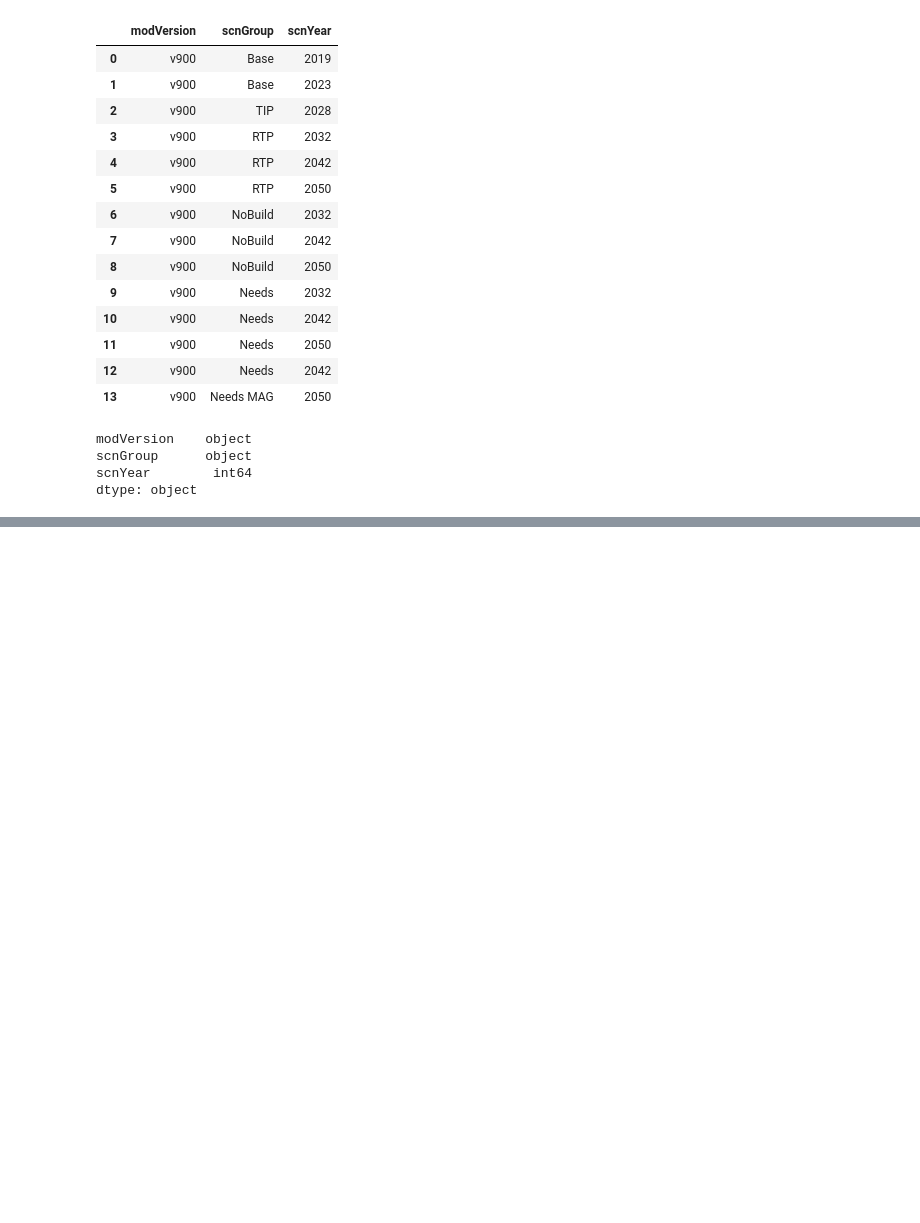
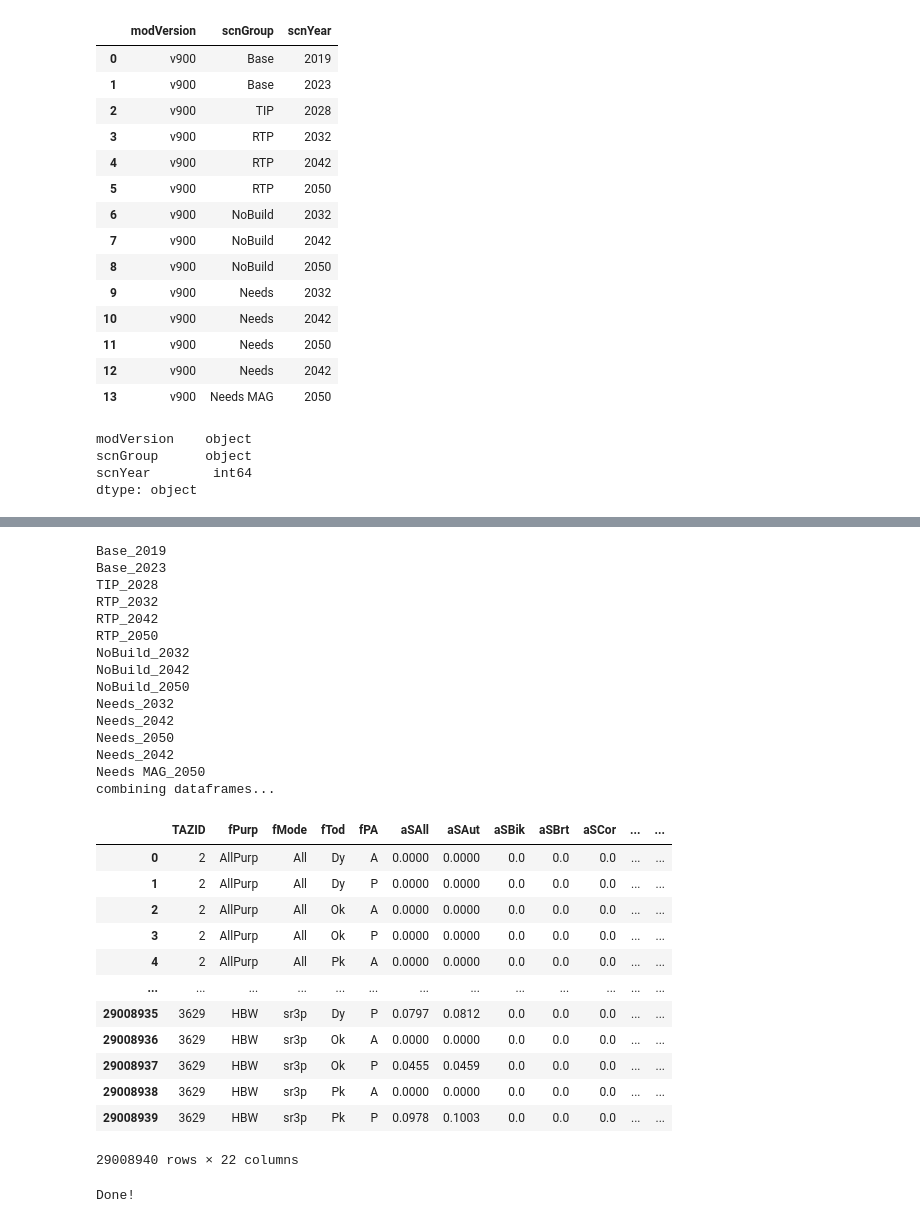
Before and after one commit to WFRCAnalytics/vizTool, a Jupyter notebook: Create-Jsons-Zones-vizMap.ipynb, the cells around one changed output, grey strips where cells are left out. Cells and saved outputs as stored; diff of their text form; code cells hidden in the pictures; blank space fills up the shorter version.

Commit message:
Wrap up first draft zone vizmap jsons

```diff
--- a/Create-Jsons-Zones-vizMap.ipynb
+++ b/Create-Jsons-Zones-vizMap.ipynb
@@ -249,0 +156,78 @@ dfCombined_melt_withkeys_pivot_atts
+# %%
+import pandas as pd
+import os
+import glob
+
+# Define the subfolder path
+subfolder_path = r'E:\GitHub\WF-TDM-v9x\_working-bill\results'
+
+# Create an empty list to store dataframes
+_dfs = []
+
+# Iterate through the scenarios
+for _, row in dfScn.iterrows():
+    print(row['scnGroup'] + '_' + str(row['scnYear']))
+
+    # Read the CSV into a dataframe
+    _df = pd.read_csv(os.path.join(subfolder_path, row['scnGroup'] + '_' + str(row['scnYear']) + '_ZoneSummary_TripsAndModeShare.csv'))
+    #display(_df)
+
+    _df_melt = _df.melt(id_vars=['TAZID'] + lstFiltersOwnCol, value_vars=dfColKeys['col'].tolist(), var_name='col', value_name='val')
+    #display(_df_melt)
+    _df_melt_withkeys = pd.DataFrame.merge(_df_melt, dfColKeys, on='col')
+    #display(_df_melt_withkeys)
+
+    _df_melt_withkeys_pivot_atts = _df_melt_withkeys.pivot(index=[col for col in _df_melt_withkeys.columns if col not in ['aCode','val','col']], columns='aCode', values="val")
+    _df_melt_withkeys_pivot_atts.columns.name = None
+    _df_melt_withkeys_pivot_atts.reset_index(inplace=True)
+    _df_melt_withkeys_pivot_atts
+    #display(_df_melt_withkeys_pivot_atts)
+
+    # Add new columns with values from filename
+    _df_melt_withkeys_pivot_atts['modVersion'] = row['modVersion']
+    _df_melt_withkeys_pivot_atts['scnGroup'] = row['scnGroup']
+    _df_melt_withkeys_pivot_atts['scnYear'] = row['scnYear']
+
+    _df_melt_withkeys_pivot_atts['scnYear'] = _df_melt_withkeys_pivot_atts['scnYear'].astype('int64')
+
+    _df_melt_withkeys_pivot_atts['aT'] = round(_df_melt_withkeys_pivot_atts['aT'],2)
+    _df_melt_withkeys_pivot_atts['aT'] = _df_melt_withkeys_pivot_atts['aT'].astype(int)
+    _df_melt_withkeys_pivot_atts
+
+    _dfs.append(_df_melt_withkeys_pivot_atts)
+
+# If you want to concatenate all the dataframes into a single dataframe
+print('combining dataframes...')
+dfCombined_melt_withkeys_pivot_atts = pd.concat(_dfs, ignore_index=True)
+display(dfCombined_melt_withkeys_pivot_atts)
+print('Done!')
+# %% [output]
+Base_2019
+Base_2023
+TIP_2028
+RTP_2032
+RTP_2042
+RTP_2050
+NoBuild_2032
+NoBuild_2042
+NoBuild_2050
+Needs_2032
+Needs_2042
+Needs_2050
+Needs_2042
+Needs MAG_2050
+combining dataframes...
+|  | TAZID | fPurp | fMode | fTod | fPA | aSAll | aSAut | aSBik | aSBrt | aSCor | ... | ... |
+| 0 | 2 | AllPurp | All | Dy | A | 0.0000 | 0.0000 | 0.0 | 0.0 | 0.0 | ... | ... |
+| 1 | 2 | AllPurp | All | Dy | P | 0.0000 | 0.0000 | 0.0 | 0.0 | 0.0 | ... | ... |
+| 2 | 2 | AllPurp | All | Ok | A | 0.0000 | 0.0000 | 0.0 | 0.0 | 0.0 | ... | ... |
+| 3 | 2 | AllPurp | All | Ok | P | 0.0000 | 0.0000 | 0.0 | 0.0 | 0.0 | ... | ... |
+| 4 | 2 | AllPurp | All | Pk | A | 0.0000 | 0.0000 | 0.0 | 0.0 | 0.0 | ... | ... |
+| ... | ... | ... | ... | ... | ... | ... | ... | ... | ... | ... | ... | ... |
+| 29008935 | 3629 | HBW | sr3p | Dy | P | 0.0797 | 0.0812 | 0.0 | 0.0 | 0.0 | ... | ... |
+| 29008936 | 3629 | HBW | sr3p | Ok | A | 0.0000 | 0.0000 | 0.0 | 0.0 | 0.0 | ... | ... |
+| 29008937 | 3629 | HBW | sr3p | Ok | P | 0.0455 | 0.0459 | 0.0 | 0.0 | 0.0 | ... | ... |
+| 29008938 | 3629 | HBW | sr3p | Pk | A | 0.0000 | 0.0000 | 0.0 | 0.0 | 0.0 | ... | ... |
+| 29008939 | 3629 | HBW | sr3p | Pk | P | 0.0978 | 0.1003 | 0.0 | 0.0 | 0.0 | ... | ... |
+29008940 rows × 22 columns
+Done!
```
Also changed, not shown: parts of 17 cells of this notebook.
